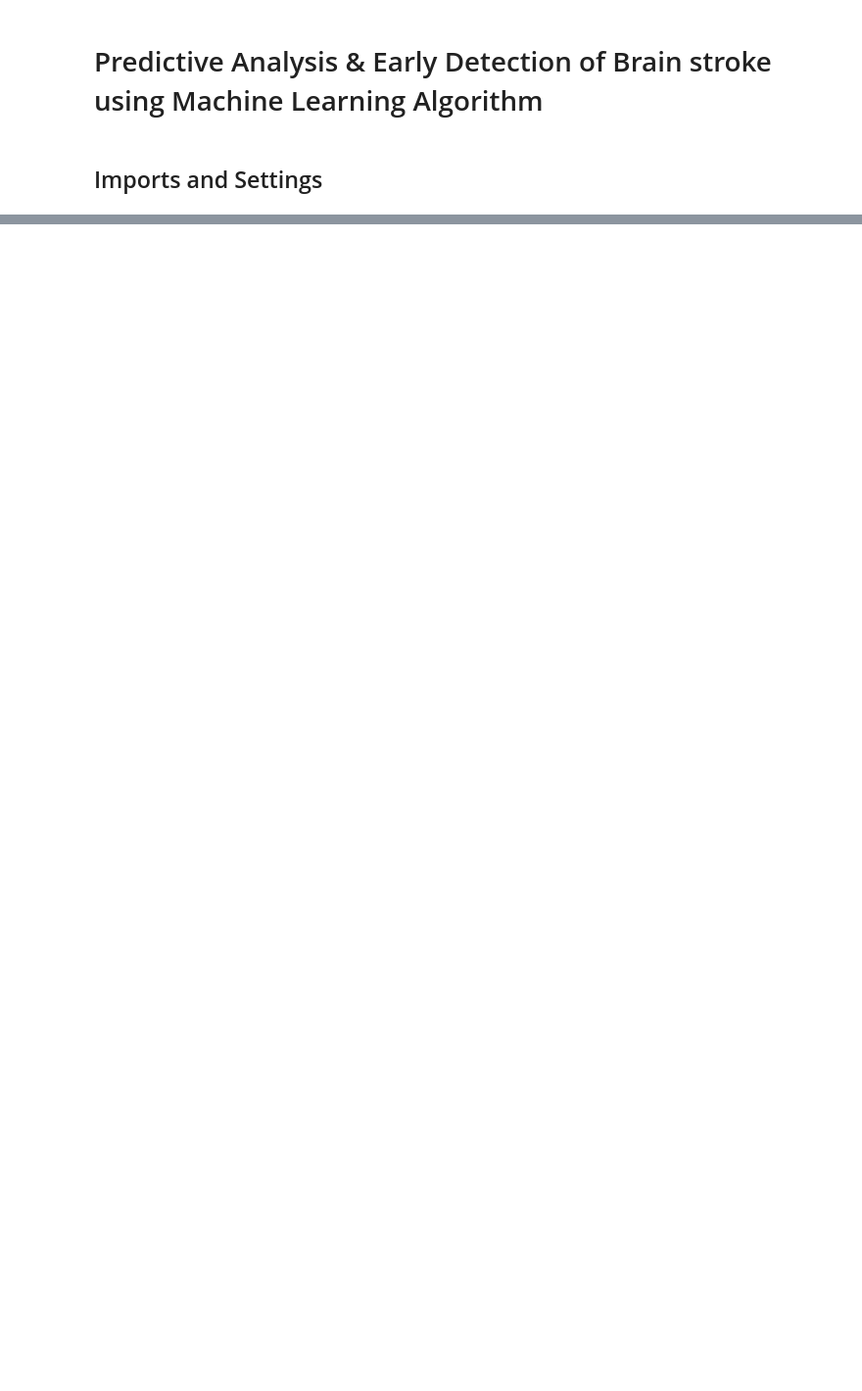
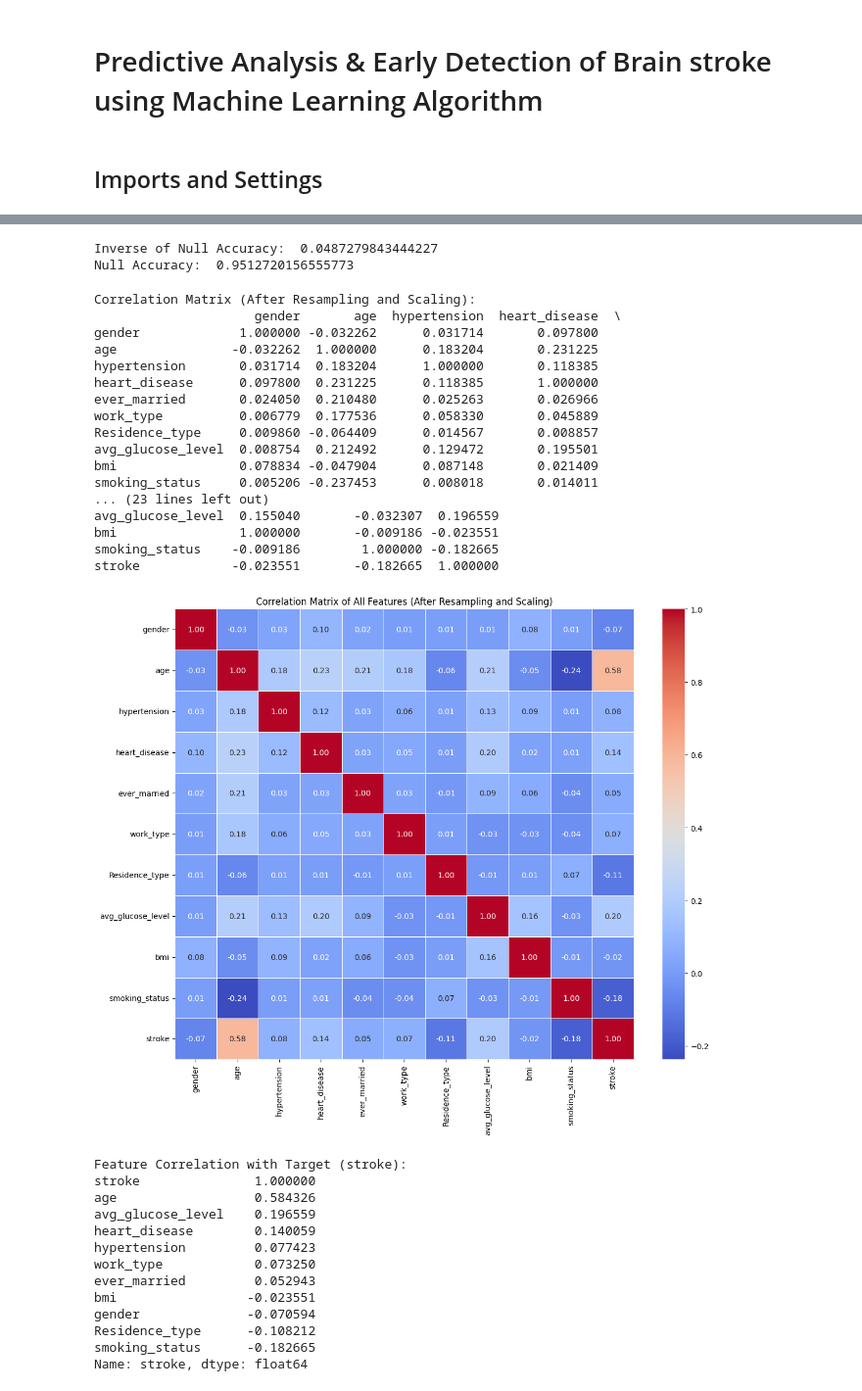
Before and after one commit to IFTE-13/Early-Stage-Brain-Stroke-Detection, a Jupyter notebook: main.ipynb, the cells around one changed output, grey strips where cells are left out. Shown at 98% size. Drawn from its saved outputs; the diff is of its cells as text; code cells hidden in the pictures; blank space fills up the shorter version.

```diff
--- a/main.ipynb
+++ b/main.ipynb
@@ -488,0 +424,75 @@ weighted avg       0.91      0.88      0.89       672
+# %%
+print("Inverse of Null Accuracy: ", 249 / (249 + 4861))
+print("Null Accuracy: ", 4861 / (4861 + 249))
+# %% [output]
+Inverse of Null Accuracy:  0.0487279843444227
+Null Accuracy:  0.9512720156555773
+# %%
+df = df.apply(pd.to_numeric, errors="coerce")
+# %%
+if df.isnull().sum().sum() > 0:
+    print(
+        "\nWARNING: NaN values found after conversion. Filling with appropriate values."
+    )
+    df = df.fillna(df.mean())
+# %%
+smote = SMOTE(random_state=42)
+X_resampled, y_resampled = smote.fit_resample(df.drop("stroke", axis=1), df["stroke"])
+df_resampled = pd.DataFrame(X_resampled, columns=df.drop("stroke", axis=1).columns)
+df_resampled["stroke"] = y_resampled
+# %%
+scaler = StandardScaler()
+numerical_cols = ["age", "avg_glucose_level", "bmi"]
+df_resampled[numerical_cols] = scaler.fit_transform(df_resampled[numerical_cols])
+# %%
+correlation_matrix = df_resampled.corr()
+print("\nCorrelation Matrix (After Resampling and Scaling):")
+print(correlation_matrix)
+
+plt.figure(figsize=(12, 10))
+sns.heatmap(correlation_matrix, annot=True, cmap="coolwarm", fmt=".2f", linewidths=0.5)
+plt.title("Correlation Matrix of All Features (After Resampling and Scaling)")
+plt.tight_layout()
+plt.show()
+
+target_correlation = correlation_matrix["stroke"].sort_values(ascending=False)
+print("\nFeature Correlation with Target (stroke):")
+print(target_correlation)
+
+plt.figure(figsize=(10, 6))
+target_correlation.plot(kind="bar")
+plt.title("Feature Correlation with Stroke (After Resampling and Scaling)")
+plt.tight_layout()
+plt.show()
+# %% [output]
+Correlation Matrix (After Resampling and Scaling):
+                     gender       age  hypertension  heart_disease  \
+gender             1.000000 -0.032262      0.031714       0.097800
+age               -0.032262  1.000000      0.183204       0.231225
+hypertension       0.031714  0.183204      1.000000       0.118385
+heart_disease      0.097800  0.231225      0.118385       1.000000
+ever_married       0.024050  0.210480      0.025263       0.026966
+work_type          0.006779  0.177536      0.058330       0.045889
+Residence_type     0.009860 -0.064409      0.014567       0.008857
+avg_glucose_level  0.008754  0.212492      0.129472       0.195501
+bmi                0.078834 -0.047904      0.087148       0.021409
+smoking_status     0.005206 -0.237453      0.008018       0.014011
+... (23 lines left out)
+avg_glucose_level  0.155040       -0.032307  0.196559
+bmi                1.000000       -0.009186 -0.023551
+smoking_status    -0.009186        1.000000 -0.182665
+stroke            -0.023551       -0.182665  1.000000
+[figure, added]
+Feature Correlation with Target (stroke):
+stroke               1.000000
+age                  0.584326
+avg_glucose_level    0.196559
+heart_disease        0.140059
+hypertension         0.077423
+work_type            0.073250
+ever_married         0.052943
+bmi                 -0.023551
+gender              -0.070594
+Residence_type      -0.108212
+smoking_status      -0.182665
+Name: stroke, dtype: float64
```
Also changed, not shown: parts of 92 cells of this notebook, 12 other files.
